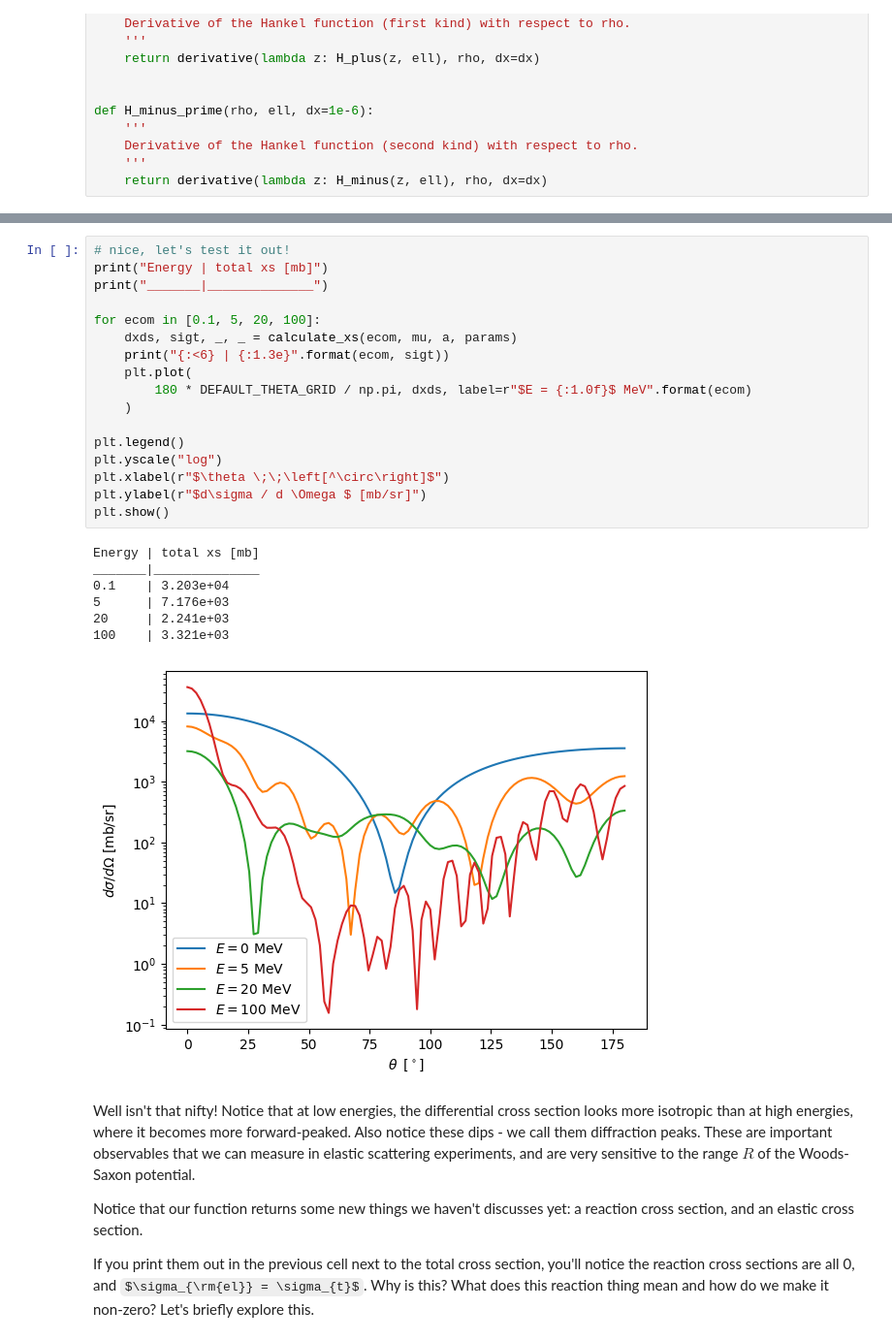
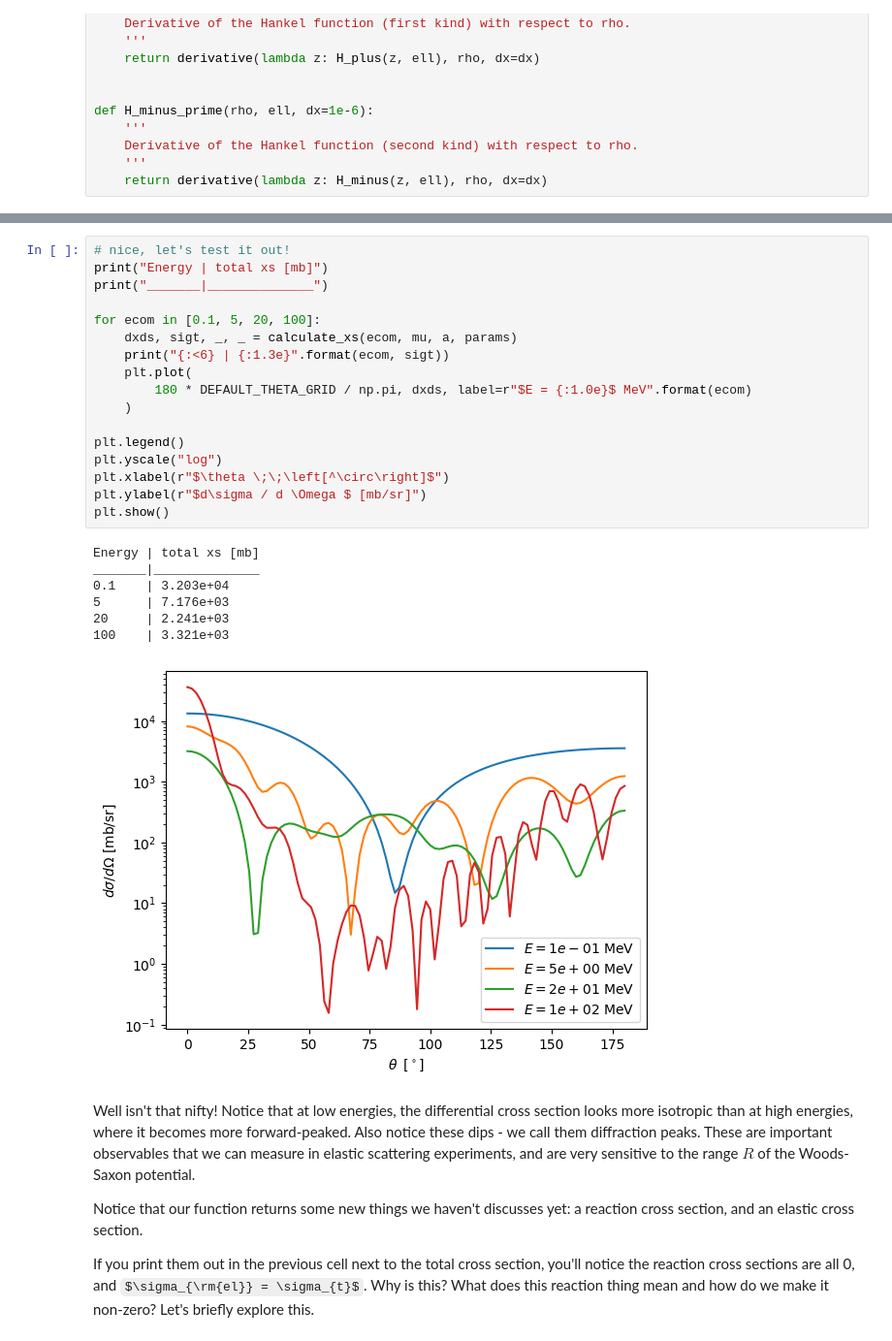
Before and after one commit to beykyle/computational-nuclear-reactions, a Jupyter notebook: 441_EC_numerical_scattering_solutions.ipynb, the cells around one changed output, grey strips where cells are left out. Shown at 97% size. Drawn from its saved outputs; the diff is of its cells as text; some formulas as TeX source.

```diff
--- a/441_EC_numerical_scattering_solutions.ipynb
+++ b/441_EC_numerical_scattering_solutions.ipynb
@@ -1039,28 +1036,28 @@ NameError: ignored
 # %%
 # nice, let's test it out!
 print("Energy | total xs [mb]")
 print("_______|______________")
 
 for ecom in [0.1, 5, 20, 100]:
     dxds, sigt, _, _ = calculate_xs(ecom, mu, a, params)
     print("{:<6} | {:1.3e}".format(ecom, sigt))
     plt.plot(
-        180 * DEFAULT_THETA_GRID / np.pi, dxds, label=r"$E = {:1.0f}$ MeV".format(ecom)
+        180 * DEFAULT_THETA_GRID / np.pi, dxds, label=r"$E = {:1.0e}$ MeV".format(ecom)
     )
 
 plt.legend()
 plt.yscale("log")
 plt.xlabel(r"$\theta \;\;\left[^\circ\right]$")
 plt.ylabel(r"$d\sigma / d \Omega $ [mb/sr]")
 plt.show()
 # %% [output]
 Energy | total xs [mb]
 _______|______________
 0.1    | 3.203e+04
 5      | 7.176e+03
 20     | 2.241e+03
 100    | 3.321e+03
-[figure, old version]
+[figure, new version]
 # %% [markdown]
 Well isn't that nifty! Notice that at low energies, the differential cross section looks more isotropic than at high energies, where it becomes more forward-peaked. Also notice these dips - we call them diffraction peaks. These are important observables that we can measure in elastic scattering experiments, and are very sensitive to the range $R$ of the Woods-Saxon potential.
 
```
Also changed, not shown: parts of 11 cells of this notebook.
